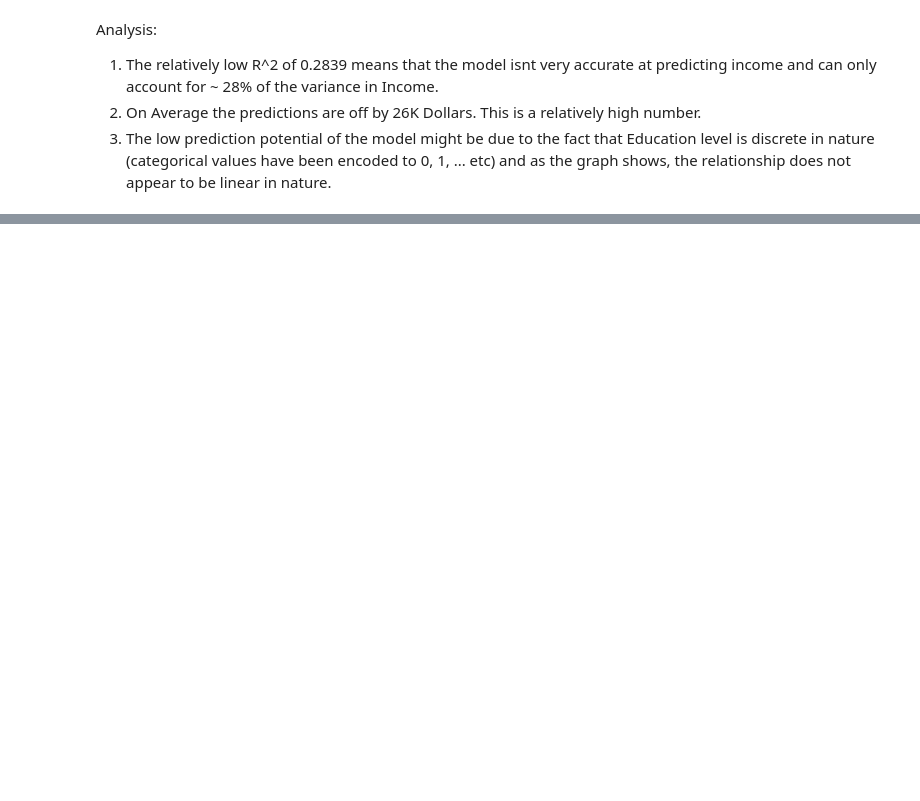
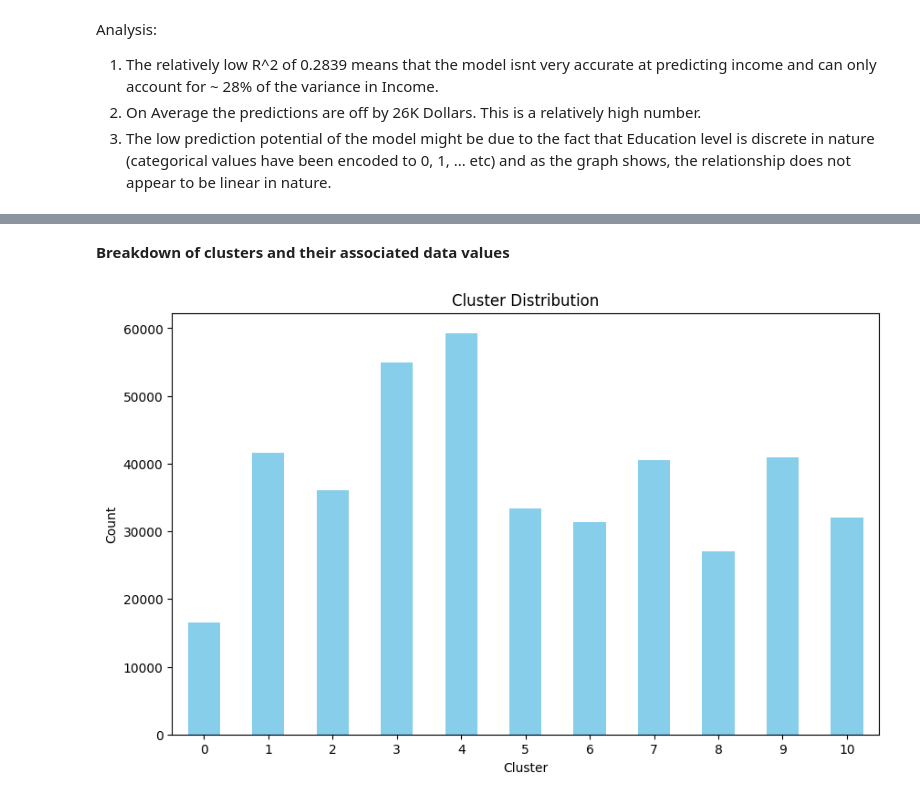
Before and after one commit to MTnaz2346/487_Phase2, a Jupyter notebook: src/tariqNazeem_brendanSandhovel_nethanWeerasinghe.ipynb, the cells around one changed output, grey strips where cells are left out. Cells and saved outputs as stored; diff of their text form; code cells hidden in the pictures; blank space fills up the shorter version.

```diff
--- a/src/tariqNazeem_brendanSandhovel_nethanWeerasinghe.ipynb
+++ b/src/tariqNazeem_brendanSandhovel_nethanWeerasinghe.ipynb
@@ -470,0 +470,5 @@ LogisticRegression does not accept missing values encoded as NaN natively. For s
+# %%
+km = KMeans(n_clusters=11)
+scaledData['cluster'] = km.fit_predict(scaledData)
+
+scaledData.head()
@@ -470,0 +482,13 @@ LogisticRegression does not accept missing values encoded as NaN natively. For s
+# %% [markdown]
+**Breakdown of clusters and their associated data values**
+# %%
+cluster_counts = scaledData['cluster'].value_counts()
+plt.figure(figsize=(10, 6))
+cluster_counts.sort_index().plot(kind='bar', color='skyblue')
+plt.title('Cluster Distribution')
+plt.xlabel('Cluster')
+plt.ylabel('Count')
+plt.xticks(rotation=0)
+plt.show()
+# %% [output]
+[figure, added]
```
Also changed, not shown: parts of 16 cells of this notebook.
